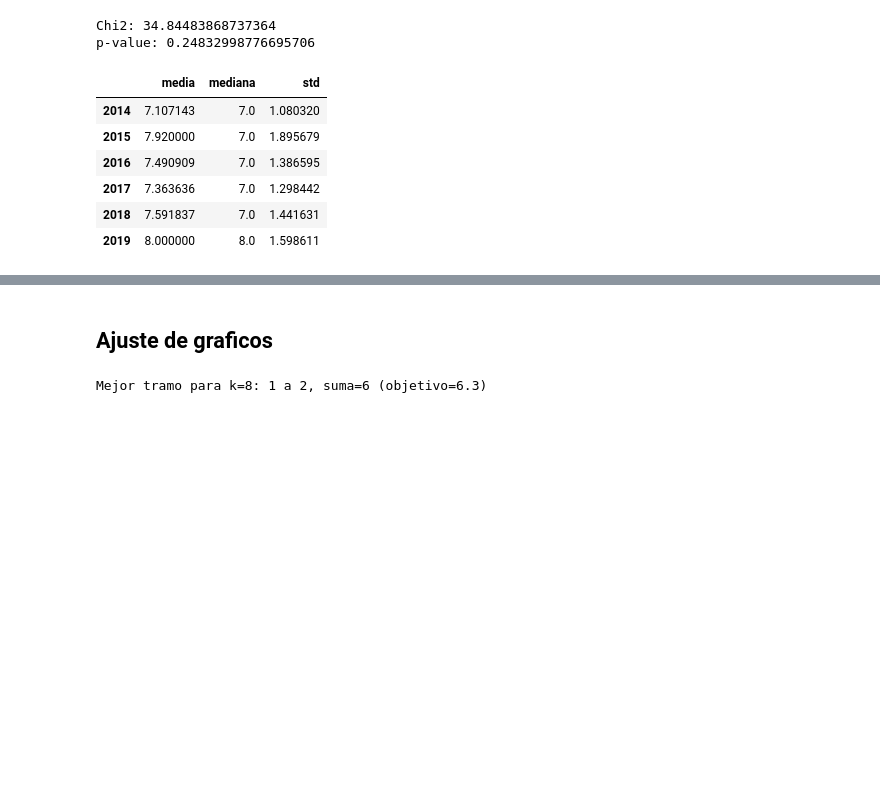
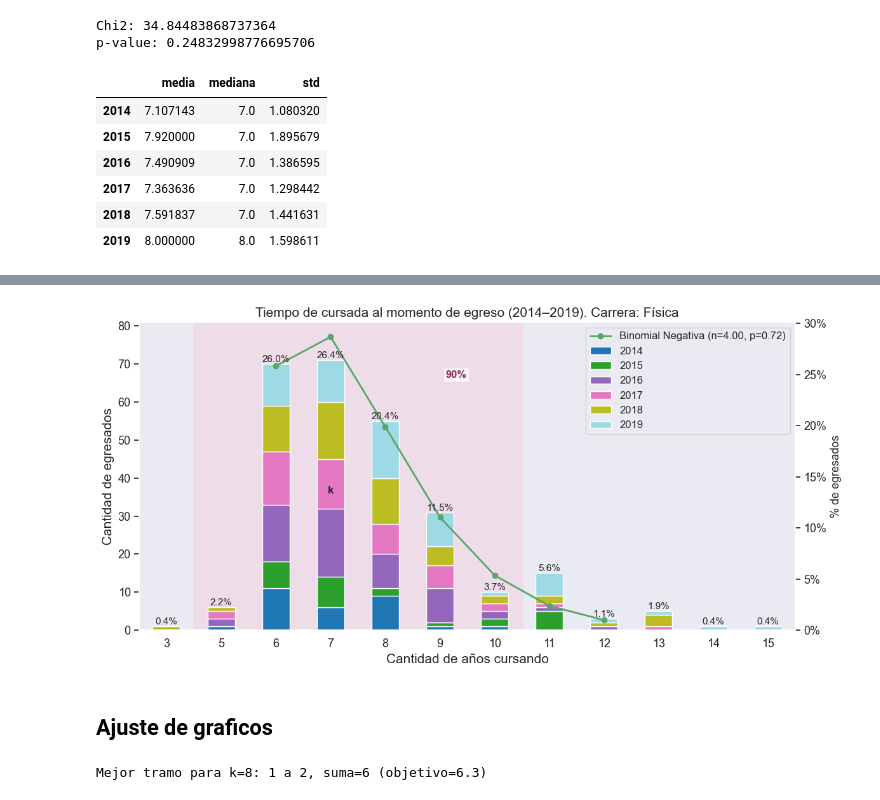
Before and after one commit to solcalloni/modelos-para-prediccion-de-abandono, a Jupyter notebook: packages/exploratory-data-analysis/FCEN_2005_2025/02-analisis_por_carrera.ipynb, the cells around one changed output, grey strips where cells are left out. Cells and saved outputs as stored; diff of their text form; code cells hidden in the pictures; blank space fills up the shorter version.

```diff
--- a/packages/exploratory-data-analysis/FCEN_2005_2025/02-analisis_por_carrera.ipynb
+++ b/packages/exploratory-data-analysis/FCEN_2005_2025/02-analisis_por_carrera.ipynb
@@ -420,3 +463,89 @@ plt.show()
+# %%
+import matplotlib.pyplot as plt
+fig, ax = plt.subplots(figsize=(12, 6))
+resumen_por_cohorte.plot(kind="bar", stacked=True, ax=ax, colormap="tab20")
+ax.set_xlabel("Cantidad de años cursando", fontsize=15)
+ax.set_ylabel("Cantidad de egresados", fontsize=15)
+ax.set_title(f"Tiempo de cursada al momento de egreso (2014–2019). Carrera: Física", fontsize=15)
+ax.tick_params(axis="x", rotation=0, labelsize=13)
+ax.tick_params(axis="y", labelsize=13)
+
+totales_por_tiempo = resumen_por_cohorte.sum(axis=1)
+cantidades = totales_por_tiempo.tolist()
+pos_k = resumen_por_cohorte.index.get_loc(totales_por_tiempo.idxmax())
+total = sum(cantidades)
+objetivo = 0.9 * total
+n_barras = len(cantidades)
+k_en_borde = pos_k == 0 or pos_k == n_barras - 1
+mejor_tramo = None
+for izq in range(0, pos_k + 1):
+    for der in range(pos_k, n_barras):
+        if not k_en_borde and not (izq < pos_k and der > pos_k):
+            continue
+        suma_tramo = sum(cantidades[izq : der + 1])
+        distancia = abs(suma_tramo - objetivo)
+        usa_ambos_lados = izq < pos_k and der > pos_k
+        criterio = (distancia, 0 if usa_ambos_lados else 1, der - izq)
+        if mejor_tramo is None or criterio < mejor_tramo[0]:
+            mejor_tramo = (criterio, izq, der)
+
+if mejor_tramo is not None:
+    _, izq_sombreado, der_sombreado = mejor_tramo
+    ax.axvspan(
+        izq_sombreado - 0.5,
+        der_sombreado + 0.5,
+        color="#f7c6d9",
+        alpha=0.35,
+        zorder=0,
+    )
+    x_centro = (izq_sombreado + der_sombreado) / 2 + 1.8
+    y_texto = ax.get_ylim()[1] * 0.90
+    ax.text(
+        x_centro,
+        y_texto,
+        "90%",
+        ha="center",
+        va="center",
+        fontsize=12,
+        fontweight="bold",
+        color="#8a2d55",
+        bbox={"facecolor": "white", "alpha": 0.7, "edgecolor": "none", "pad": 2},
+    )
+
+valor_k = resumen_por_cohorte.index[pos_k]
+altura_k = cantidades[pos_k]/2
+ax.text(
+    pos_k,
+    altura_k,
+    f"k",
+    ha="center",
+    va="bottom",
+    fontsize=12,
+    fontweight="bold",
+)
+
+# Curva Binomial Negativa
+# Nota: sumamos shift para devolver la curva a su posición original en el eje X
+x_plot = np.arange(len(x_teorico))  # 0,1,2,... igual que las barras
+
+plt.plot(x_plot + 2, y_teorico, 'go-', lw=2,
+            label=f'Binomial Negativa (n={n_est:.2f}, p={p_est:.2f})')
+
+grand_total = total_por_tiempo["total_egreso"].sum()
+for i, tc in enumerate(resumen_por_cohorte.index):
+    total_height = resumen_por_cohorte.loc[tc].sum()
+    proporcion_simple = (total_height / grand_total) if grand_total else 0
+    ax.text(i, total_height, f"{proporcion_simple:.1%}", ha="center", va="bottom", fontsize=11)
+ax_right2 = ax.twinx()
+ax_right2.set_ylim(ax.get_ylim()[0] / grand_total, ax.get_ylim()[1] / grand_total)
+ax_right2.yaxis.set_major_formatter(plt.FuncFormatter(lambda y, _: f"{y:.0%}"))
+ax_right2.tick_params(axis="y", labelsize=13)
+ax_right2.set_ylabel("% de egresados", fontsize=13)
+ax.legend(fontsize=12)
+plt.tight_layout()
+plt.show()
+# %% [output]
+[figure, added]
 # %% [markdown]
 ## Ajuste de graficos
 # %%
```
Also changed, not shown: parts of 10 cells of this notebook, 4 other files.
